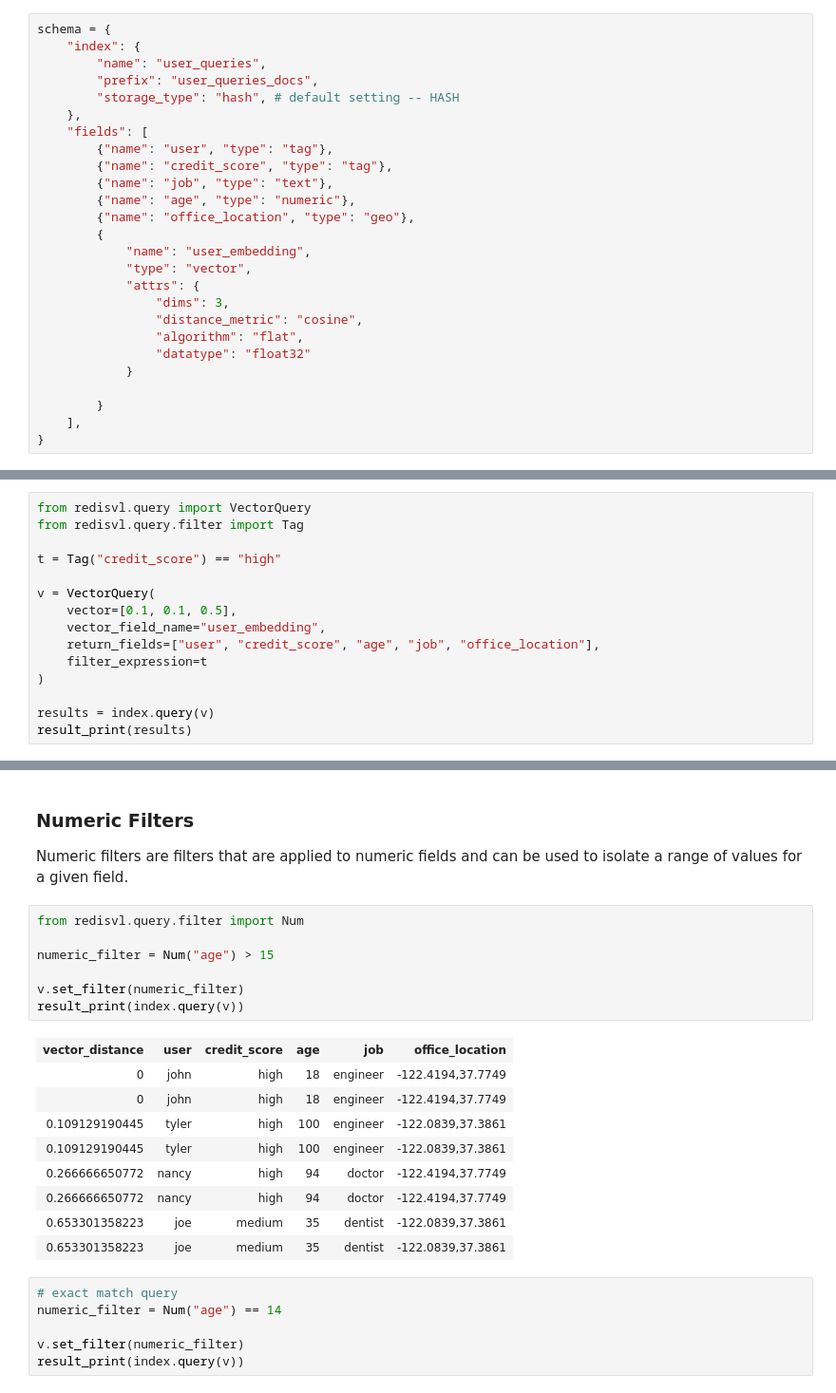
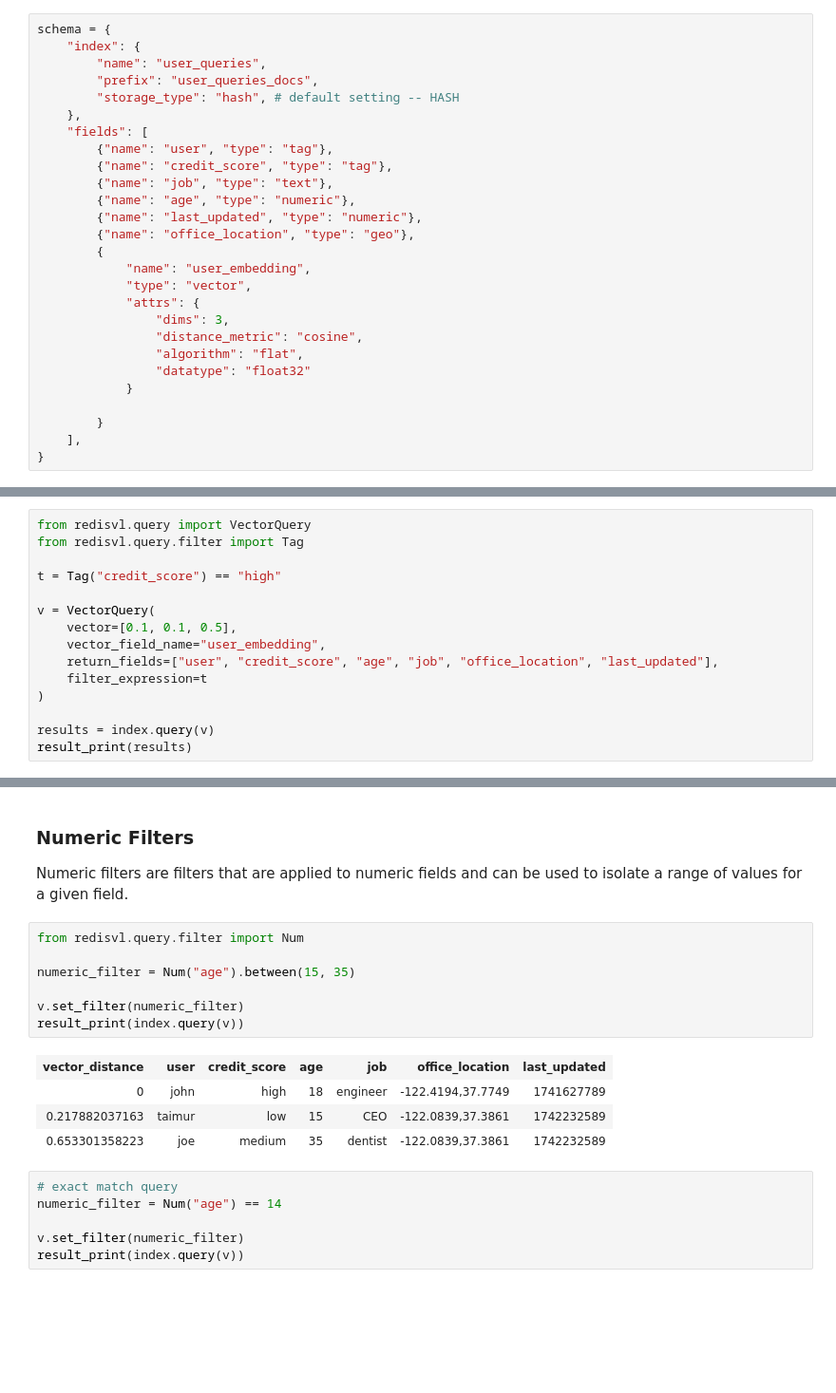
Before and after one commit to redis/redis-vl-python, a Jupyter notebook: docs/user_guide/02_hybrid_queries.ipynb, the cells around one changed output, grey strips where cells are left out. Shown: that part at 95% size. Drawn from its saved outputs; the diff is of its cells as text; blank space fills up the shorter version.

```diff
--- a/docs/user_guide/02_hybrid_queries.ipynb
+++ b/docs/user_guide/02_hybrid_queries.ipynb
@@ -34,6 +34,7 @@ schema = {
         {"name": "credit_score", "type": "tag"},
         {"name": "job", "type": "text"},
         {"name": "age", "type": "numeric"},
+        {"name": "last_updated", "type": "numeric"},
         {"name": "office_location", "type": "geo"},
         {
             "name": "user_embedding",
@@ -94,7 +86,7 @@ t = Tag("credit_score") == "high"
 v = VectorQuery(
     vector=[0.1, 0.1, 0.5],
     vector_field_name="user_embedding",
-    return_fields=["user", "credit_score", "age", "job", "office_location"],
+    return_fields=["user", "credit_score", "age", "job", "office_location", "last_updated"],
     filter_expression=t
 )
 
@@ -191,20 +176,15 @@ Numeric filters are filters that are applied to numeric fields and can be used t
 # %%
 from redisvl.query.filter import Num
 
-numeric_filter = Num("age") > 15
+numeric_filter = Num("age").between(15, 35)
 
 v.set_filter(numeric_filter)
 result_print(index.query(v))
 # %% [output]
-| vector_distance | user | credit_score | age | job | office_location |
-| 0 | john | high | 18 | engineer | -122.4194,37.7749 |
-| 0 | john | high | 18 | engineer | -122.4194,37.7749 |
-| 0.109129190445 | tyler | high | 100 | engineer | -122.0839,37.3861 |
-| 0.109129190445 | tyler | high | 100 | engineer | -122.0839,37.3861 |
-| 0.266666650772 | nancy | high | 94 | doctor | -122.4194,37.7749 |
-| 0.266666650772 | nancy | high | 94 | doctor | -122.4194,37.7749 |
-| 0.653301358223 | joe | medium | 35 | dentist | -122.0839,37.3861 |
-| 0.653301358223 | joe | medium | 35 | dentist | -122.0839,37.3861 |
+| vector_distance | user | credit_score | age | job | office_location | last_updated |
+| 0 | john | high | 18 | engineer | -122.4194,37.7749 | 1741627789 |
+| 0.217882037163 | taimur | low | 15 | CEO | -122.0839,37.3861 | 1742232589 |
+| 0.653301358223 | joe | medium | 35 | dentist | -122.0839,37.3861 | 1742232589 |
 # %%
 # exact match query
 numeric_filter = Num("age") == 14
```
Also changed, not shown: parts of 13 cells of this notebook, 5 other files.
